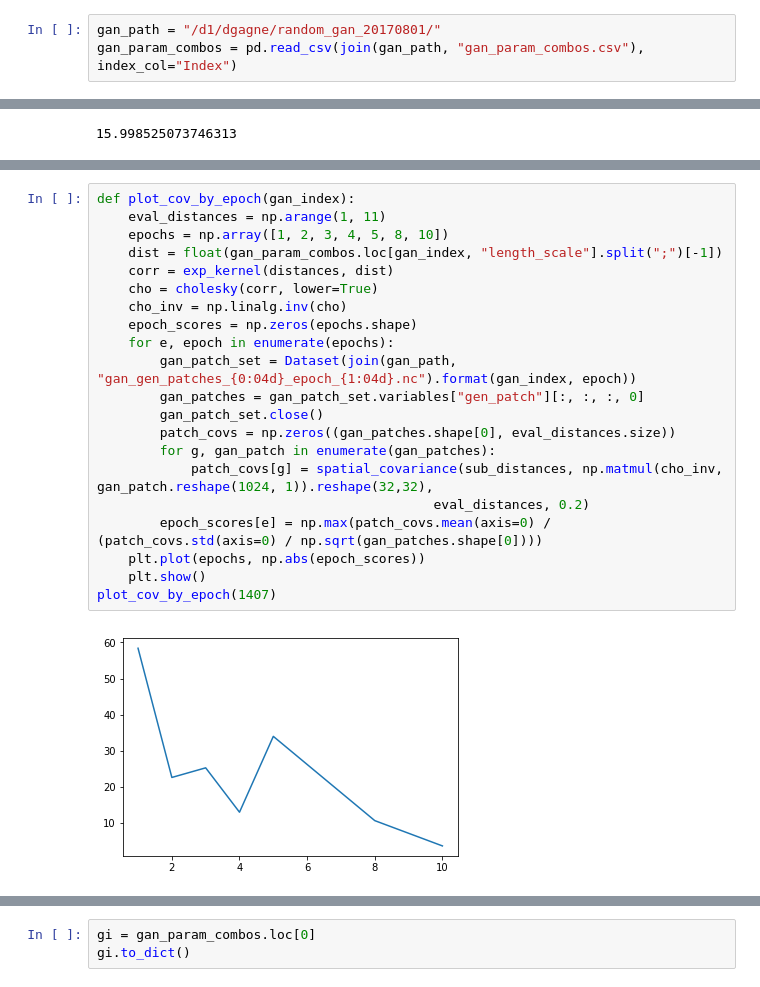
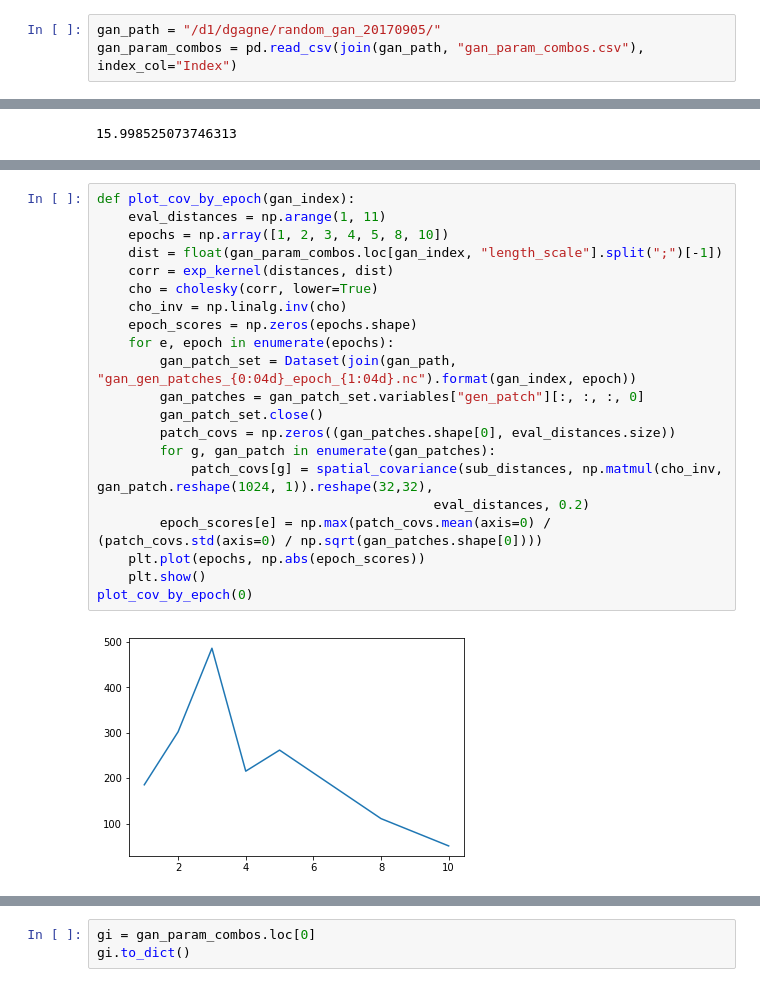
Before and after one commit to djgagne/deepsky, a Jupyter notebook: notebooks/SpatialRandomGANs.ipynb, the cells around one changed output, grey strips where cells are left out. Cells and saved outputs as stored; diff of their text form.

Commit message:
Added gan_random_field eval

```diff
--- a/notebooks/SpatialRandomGANs.ipynb
+++ b/notebooks/SpatialRandomGANs.ipynb
@@ -28,5 +28,5 @@ Correlated Random Field: $r=LQ$
 
 De-correlated random field: $Q=L^{-1}r$
 # %%
-gan_path = "/d1/dgagne/random_gan_20170801/"
+gan_path = "/d1/dgagne/random_gan_20170905/"
 gan_param_combos = pd.read_csv(join(gan_path, "gan_param_combos.csv"), index_col="Index")
@@ -189,24 +183,24 @@ Name: 1, dtype: object
 # %%
 def plot_cov_by_epoch(gan_index):
     eval_distances = np.arange(1, 11)
     epochs = np.array([1, 2, 3, 4, 5, 8, 10])
     dist = float(gan_param_combos.loc[gan_index, "length_scale"].split(";")[-1])
     corr = exp_kernel(distances, dist)
     cho = cholesky(corr, lower=True)
     cho_inv = np.linalg.inv(cho)
     epoch_scores = np.zeros(epochs.shape)
     for e, epoch in enumerate(epochs):
         gan_patch_set = Dataset(join(gan_path, "gan_gen_patches_{0:04d}_epoch_{1:04d}.nc").format(gan_index, epoch))
         gan_patches = gan_patch_set.variables["gen_patch"][:, :, :, 0]
         gan_patch_set.close()
         patch_covs = np.zeros((gan_patches.shape[0], eval_distances.size))
         for g, gan_patch in enumerate(gan_patches):
             patch_covs[g] = spatial_covariance(sub_distances, np.matmul(cho_inv, gan_patch.reshape(1024, 1)).reshape(32,32),
                                            eval_distances, 0.2)
         epoch_scores[e] = np.max(patch_covs.mean(axis=0) / (patch_covs.std(axis=0) / np.sqrt(gan_patches.shape[0])))
     plt.plot(epochs, np.abs(epoch_scores))
     plt.show()
-plot_cov_by_epoch(1407)
+plot_cov_by_epoch(0)
 # %% [output]
-[figure, old version]
+[figure, new version]
 # %%
```
Also changed, not shown: parts of 22 cells of this notebook, 3 other files.
